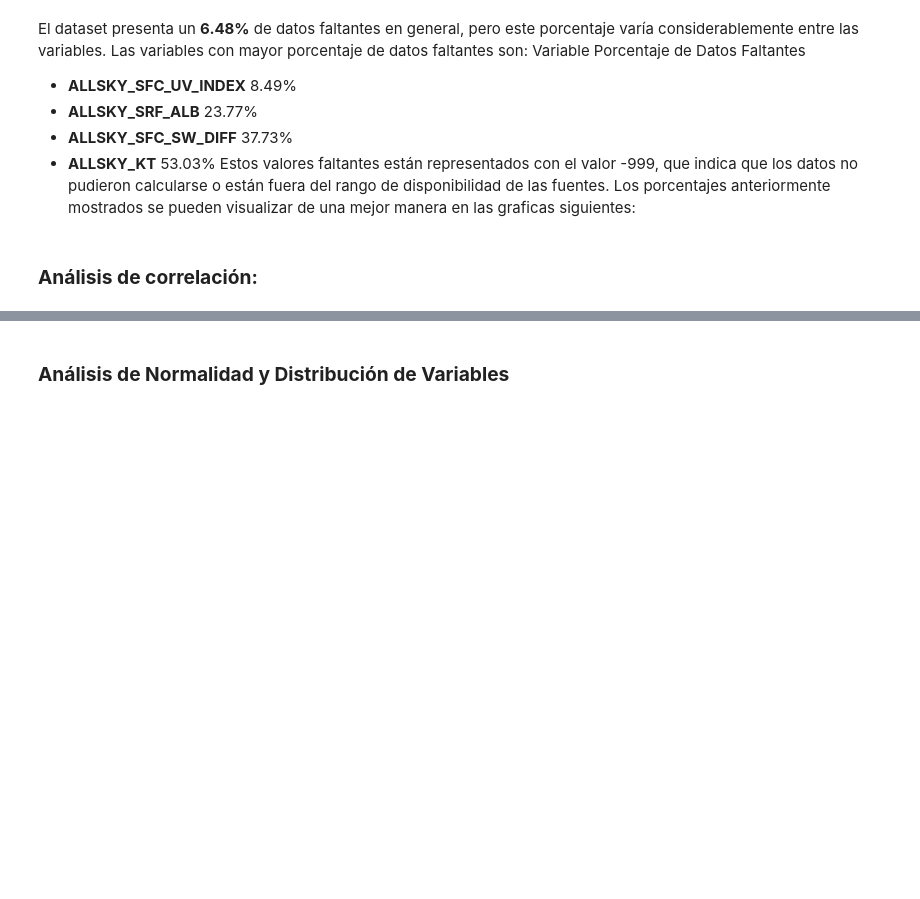
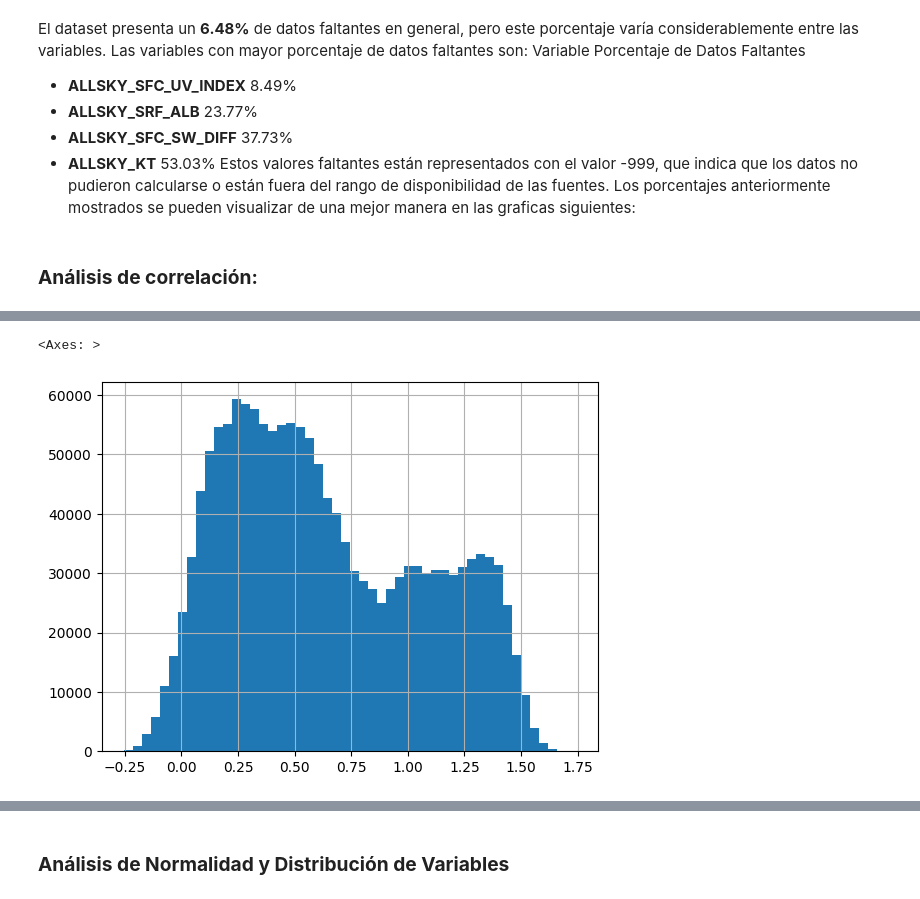
Before and after one commit to YisusParker/proyect_book_main, a Jupyter notebook: notebooks/eda.ipynb, the cells around one changed output, grey strips where cells are left out. Saved outputs shown, nothing was run; the diff lists cells and outputs as text; code cells hidden in the pictures; blank space fills up the shorter version.

```diff
--- a/notebooks/eda.ipynb
+++ b/notebooks/eda.ipynb
@@ -398,0 +390,23 @@ plt.show()
+# %%
+# Calculate the maximum value of the UV index for normalization
+# This step ensures that the UV index is scaled between 0 and 1 for consistent calculations
+uv_max = df_cleaned_limits["ALLSKY_SFC_UV_INDEX"].max()
+
+# Create a new column 'SolarIndex' using a formula that combines multiple variables
+# - Convert ALLSKY_SFC_SW_DIFF from Wh/m² to kWh/m² by dividing by 1000
+# - Normalize ALLSKY_SFC_UV_INDEX by dividing by its maximum value (uv_max)
+# This composite index represents the solar energy potential at each data point
+df_cleaned_limits["SolarIndex"] = (
+    (df_cleaned_limits["ALLSKY_SFC_SW_DIFF"] / 1000) *  # Wh/m² → kWh/m²
+    (df_cleaned_limits["ALLSKY_SFC_UV_INDEX"] / uv_max) # Normalizar UV
+)
+
+# Display the first few rows of the updated DataFrame to verify the new column
+# This step helps ensure that the 'SolarIndex' column was created correctly
+df_cleaned_limits.head(20)
+
+
+# Does not include ALLSKY_KT, therefore:
+# - Does not penalize for turbid atmospheric conditions.
+# - Assumes an "ideal" or average atmosphere for all cases.
+# Additionally, ALLSKY_KT is not used because it has more than 50% missing data.
@@ -398,0 +432,16 @@ plt.show()
+# %%
+# Calculate the maximum values for temperature (T2M) and wind speed (WS10M)
+# These values will be used to normalize the respective variables
+t_max = df_cleaned_limits["T2M"].max()
+ws_max = df_cleaned_limits["WS10M"].max()
+
+# Create a new column 'ICU_Index' to represent the Urban Heat Island (UHI) effect
+# The formula combines normalized temperature, relative humidity, and wind speed
+# Higher temperature and humidity increase the index, while higher wind speed decreases it
+df_cleaned_limits["ICU_Index"] = (
+    (df_cleaned_limits["T2M"] / t_max) +  # Normalize temperature by dividing by its maximum value
+    (df_cleaned_limits["RH2M"] / 100) -   # Normalize relative humidity (percentage) by dividing by 100
+    (df_cleaned_limits["WS10M"] / ws_max) # Normalize wind speed by dividing by its maximum value
+)
+
+df_cleaned_limits['ICU_Index'].describe()
@@ -398,0 +458,5 @@ plt.show()
+# %%
+df_cleaned_limits['ICU_Index'].hist(bins=50)
+# %% [output]
+<Axes: >
+[figure, added]
```
Also changed, not shown: parts of 60 cells of this notebook, 4 other files.
